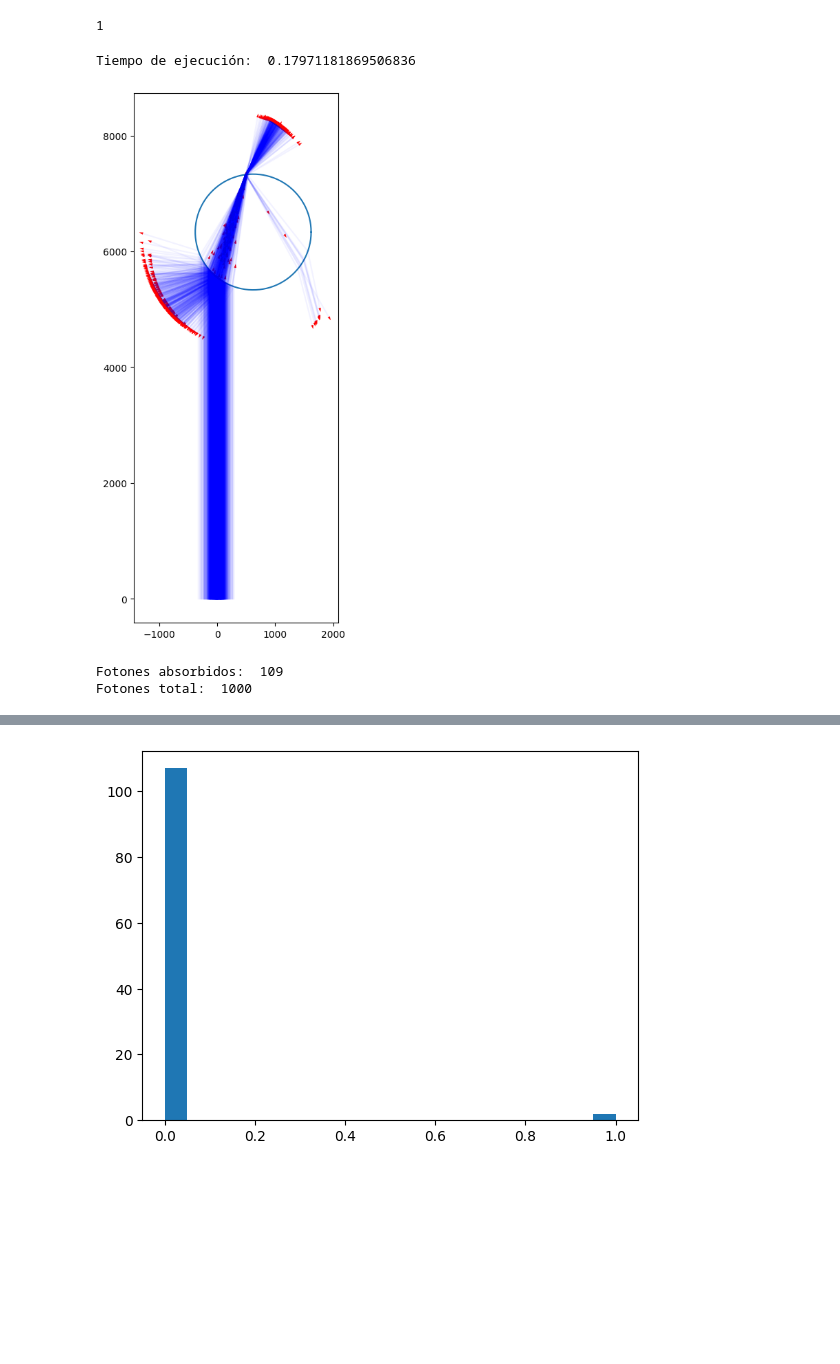
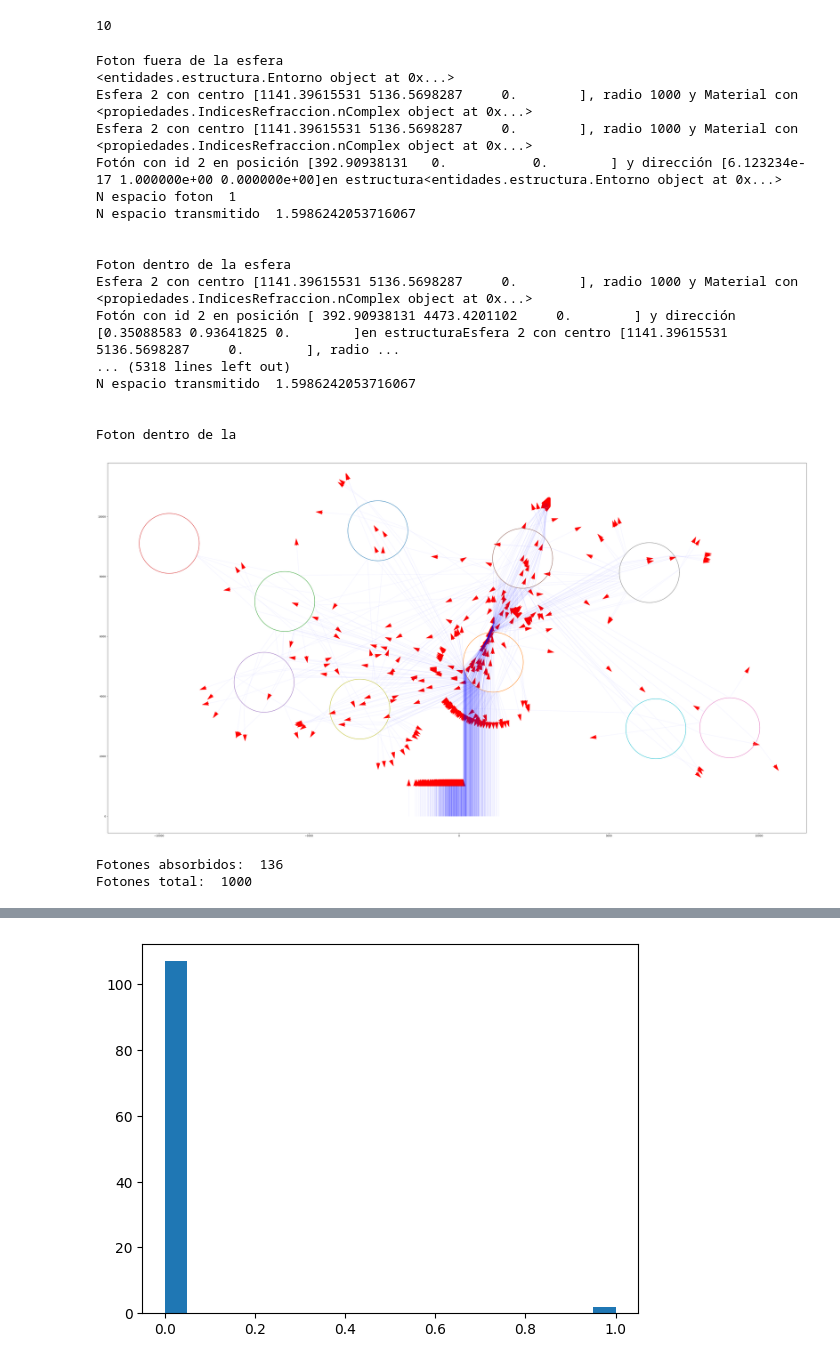
Before and after one commit to Olmichu22/Proyecto-DM-Master-Tecnologia-Fisica, a Jupyter notebook: final_test.ipynb, the cells around one changed output, grey strips where cells are left out. Drawn from its saved outputs; the diff is of its cells as text; code cells hidden in the pictures; blank space fills up the shorter version.

```diff
--- a/final_test.ipynb
+++ b/final_test.ipynb
@@ -27,7 +27,7 @@ def dibujar_interseccion_esfera_foton(esfera, foton):
   plt.show()
 
 def draw_fotones_hist(fotones, estructuras, expand=True):
-  plt.figure(figsize=(10, 10))
+  plt.figure(figsize=(50, 50))
 
   for estructura in estructuras:
     x, y = estructura.getPlotCoords()
@@ -43,6 +43,6 @@ def draw_fotones_hist(fotones, estructuras, expand=True):
 
     # Dibujamos el vector de salida en la última posición
     if expand:
-      plt.quiver(x[-1], y[-1], foton.dire[0], foton.dire[1], color='r', scale=50)  # Reduce el tamaño de las flechas
+      plt.quiver(x[-1], y[-1], foton.dire[0], foton.dire[1], color='r', scale=100)  # Reduce el tamaño de las flechas
 
   plt.show()
@@ -220,26 +101,30 @@ altura = 1500
 
 n1 = nComplex(1.6, 0)
 n2 = nComplex(1.456, 1e-3)
-
+n1_2 = nComplex(1.5, 0)
 n_ext = nComplex(1, 0)
 materialComplejo= MixedComplexMaterial(n=[n1,n2], fs=[0.99, 0.01])
-
+materialComplejo_2 = MixedComplexMaterial(n=[n1_2, n2], fs=[0.99, 0.01])
 # Fuente fotones
 fuente = FuenteMonocromatica(532, 0, dispersion_ang=GenerateRandomUniformAngle)
 
 d_arbitraria_ampliacion = radio
 
-n_estructuras = 1
+n_estructuras = 10
 estructuras = []
 # Generamos los centros de manera que todo el diseño este
 # centrado en 0, y se deje separación de 50 unidades entre
 # cada esfera
 # Que esten a la misma altura
-centros = generate_spheres(n_estructuras, radio, -1000, 1000, radio + 100, 20000)
+centros = generate_spheres(n_estructuras, radio, -10000, 10000, radio + 100, 10000)
 print(len(centros))
 for i, centro in enumerate(centros):
   esfera = Esfera(i+1, centro, radio, material_int = materialComplejo, estructura_ext=entorno)
   estructuras.append(esfera)
 # draw_fotones_hist([], estructuras)
+
+# esfera1 = Esfera(1, np.array([0, 1500, 0]), radio, material_int = materialComplejo, estructura_ext=entorno)
+# esfera2 = Esfera(2, np.array([0, 1500, 0]), radio/5, material_int = materialComplejo_2, estructura_ext=esfera1)
+# estructuras = [esfera1, esfera2]
 # %% [output]
-1
+10
@@ -246,10 +135,11 @@ for i, centro in enumerate(centros):
 # %%
 import time
 
-fotones = fuente.emitirN(1000, 0, 100, std_ang=0)
+fotones = fuente.emitirN(1000, 0, 500, std_ang=0)
 # fotones_activos = []
 fotones_inactivos = []
 fotones_absorbidos = []
+error_foton = []
 time_start = time.time()
 # Fotones absorbidos
 n_abs = 0
@@ -258,6 +148,7 @@ n_abs = 0
 for f in fotones:
   # Esta lógica hay que cambiarla
   while True:
+
     min_pint, min_n = [None, None, None], None
     estructura_interaccion = None
     for i, estructura in enumerate(estructuras):
@@ -300,45 +191,71 @@ for f in fotones:
     # Si no es absorbido, calculamos la interacción con la interfase
     try:
       if f.estructura != estructura_interaccion:
-        estructura_foton = estructura.estructura_ext
+        print("Foton fuera de la esfera")
+        estructura_foton = estructura_interaccion.estructura_ext
+        print(estructura.estructura_ext)
         estructura_transmitida = estructura_interaccion
+        print(estructura_transmitida)
       else:
+        print("Foton dentro de la esfera")
+
         estructura_foton = estructura_interaccion
-        estructura_transmitida = estructura.estructura_ext
+        estructura_transmitida = estructura_interaccion.estructura_ext
 
       n_foton = estructura_foton.material_int.indice_refraccion.calcular(f.lamda)
       n_trans = estructura_transmitida.material_int.indice_refraccion.calcular(f.lamda)
-      # print(f)
-      # print("N espacio foton ", n_foton)
-      # print("N espacio transmitido ", n_trans)
+      print(estructura_interaccion)
+      print(f)
+      print("N espacio foton ", n_foton)
+      print("N espacio transmitido ", n_trans)
+      print("\n")
       new_dire, result = interactuar_interfase(min_n, f, n_foton=n_foton, n_t = n_trans)
-    except:
+    except Exception as e:
+      print(e)
+      print(min_pint)
+      error_foton.append(f)
       raise Exception("Error")
 
     # Si se refleja cambiamos su posición y dirección
     if result == "reflect":
       # print("Fotón reflejado en la interfase")
       # print("Actualizando posición a ", p_int)
       f.actualizarPos(min_pint)
       f.actualizarDire(new_dire)
       continue
 
     # Si se refracta cambiamos su posición, dirección y espacio en el que está
     if result == "refract":
       # print("Fotón refractado en la interfase")
       # print("Actualizando posición a ", p_int)
       f.actualizarPos(min_pint)
       f.actualizarDire(new_dire)
       f.estructura = estructura_transmitida
       continue
 
 time_end = time.time()
 print("Tiempo de ejecución: ", time_end - time_start)
 draw_fotones_hist(fotones_inactivos, estructuras)
 print("Fotones absorbidos: ", n_abs)
 print("Fotones total: ", len(fotones))
 # %% [output]
-Tiempo de ejecución:  0.17971181869506836
+Foton fuera de la esfera
+<entidades.estructura.Entorno object at 0x...>
+Esfera 2 con centro [1141.39615531 5136.5698287     0.        ], radio 1000 y Material con <propiedades.IndicesRefraccion.nComplex object at 0x...>
+Esfera 2 con centro [1141.39615531 5136.5698287     0.        ], radio 1000 y Material con <propiedades.IndicesRefraccion.nComplex object at 0x...>
+Fotón con id 2 en posición [392.90938131   0.           0.        ] y dirección [6.123234e-17 1.000000e+00 0.000000e+00]en estructura<entidades.estructura.Entorno object at 0x...>
+N espacio foton  1
+N espacio transmitido  1.5986242053716067
+
+
+Foton dentro de la esfera
+Esfera 2 con centro [1141.39615531 5136.5698287     0.        ], radio 1000 y Material con <propiedades.IndicesRefraccion.nComplex object at 0x...>
+Fotón con id 2 en posición [ 392.90938131 4473.4201102     0.        ] y dirección [0.35088583 0.93641825 0.        ]en estructuraEsfera 2 con centro [1141.39615531 5136.5698287     0.        ], radio ...
+... (5318 lines left out)
+N espacio transmitido  1.5986242053716067
+
+
+Foton dentro de la
-[figure, old version]
+[figure, new version]
-Fotones absorbidos:  109
+Fotones absorbidos:  136
 Fotones total:  1000
```
Also changed, not shown: parts of 4 cells of this notebook, 3 other files.
